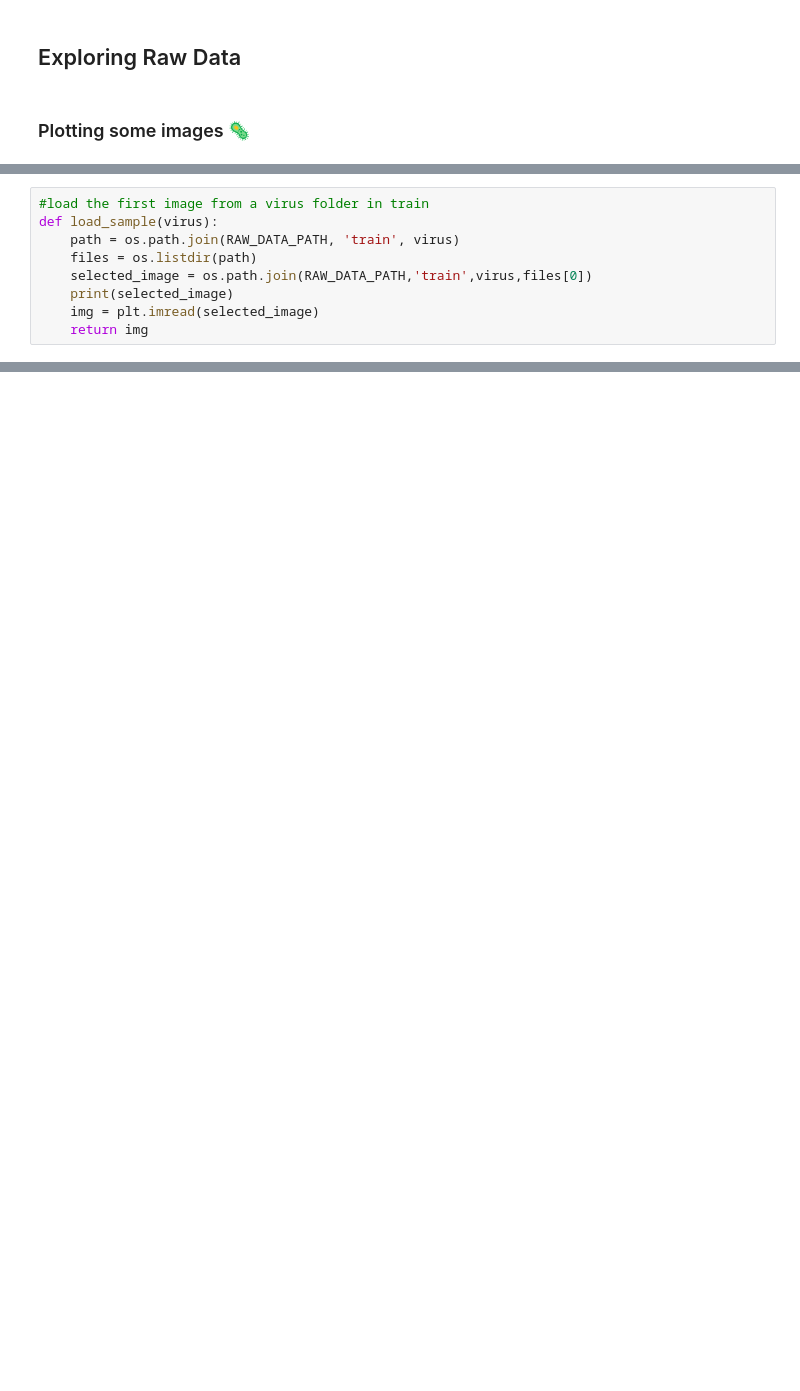
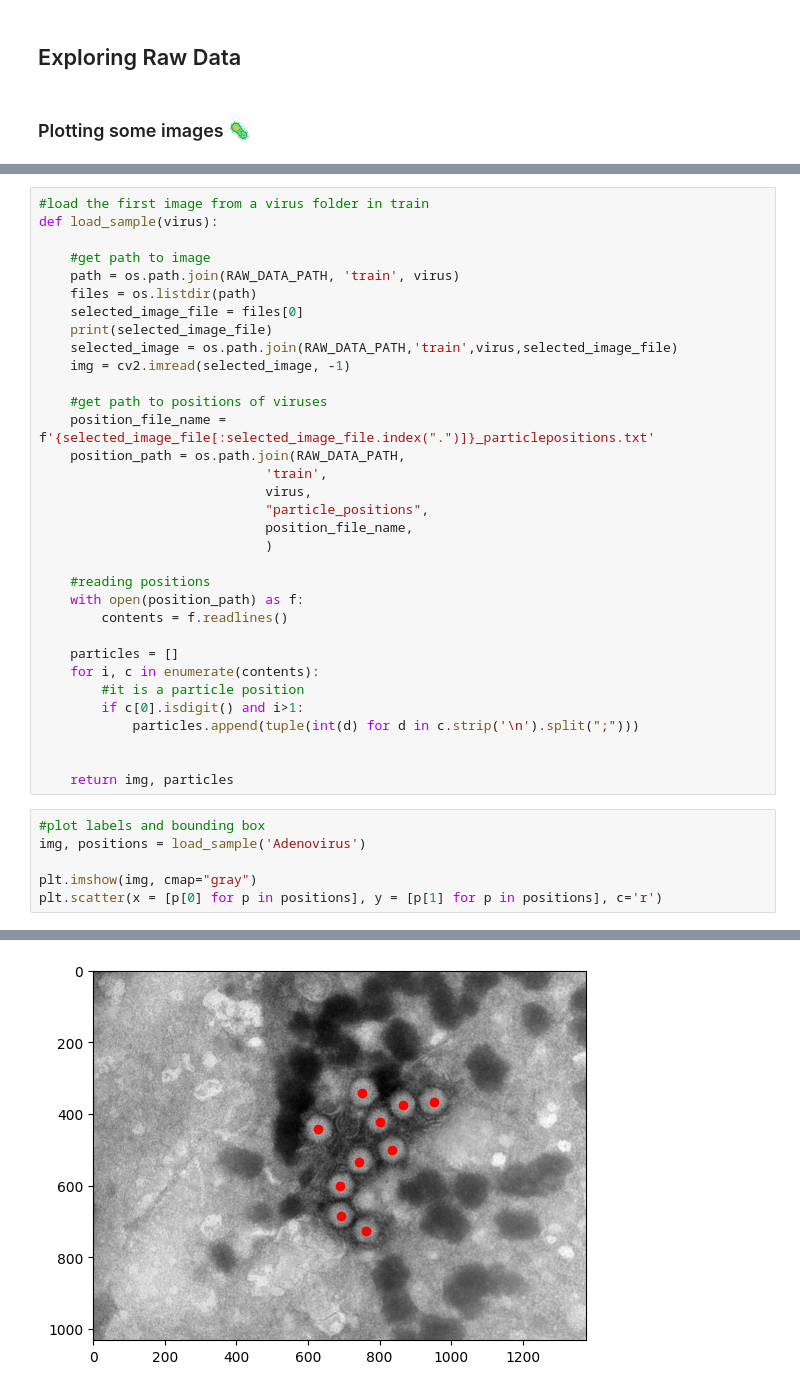
Before and after one commit to deep-disease-detection/ddd-ai, a Jupyter notebook: notebook/youssef_notebook.ipynb, the cells around one changed output, grey strips where cells are left out. Saved outputs shown, nothing was run; the diff lists cells and outputs as text; blank space fills up the shorter version.

```diff
--- a/notebook/youssef_notebook.ipynb
+++ b/notebook/youssef_notebook.ipynb
@@ -13,9 +19,40 @@ viruses = os.listdir(os.path.join(RAW_DATA_PATH, 'train'))
 # %%
 #load the first image from a virus folder in train
 def load_sample(virus):
+
+    #get path to image
     path = os.path.join(RAW_DATA_PATH, 'train', virus)
     files = os.listdir(path)
-    selected_image = os.path.join(RAW_DATA_PATH,'train',virus,files[0])
-    print(selected_image)
-    img = plt.imread(selected_image)
-    return img
+    selected_image_file = files[0]
+    print(selected_image_file)
+    selected_image = os.path.join(RAW_DATA_PATH,'train',virus,selected_image_file)
+    img = cv2.imread(selected_image, -1)
+
+    #get path to positions of viruses
+    position_file_name = f'{selected_image_file[:selected_image_file.index(".")]}_particlepositions.txt'
+    position_path = os.path.join(RAW_DATA_PATH,
+                             'train',
+                             virus,
+                             "particle_positions",
+                             position_file_name,
+                             )
+
+    #reading positions
+    with open(position_path) as f:
+        contents = f.readlines()
+
+    particles = []
+    for i, c in enumerate(contents):
+        #it is a particle position
+        if c[0].isdigit() and i>1:
+            particles.append(tuple(int(d) for d in c.strip('\n').split(";")))
+
+
+    return img, particles
+# %%
+#plot labels and bounding box
+img, positions = load_sample('Adenovirus')
+
+plt.imshow(img, cmap="gray")
+plt.scatter(x = [p[0] for p in positions], y = [p[1] for p in positions], c='r')
+# %% [output]
@@ -21,0 +61 @@ def load_sample(virus):
+[figure, added]
```
Also changed, not shown: parts of 32 cells of this notebook.
